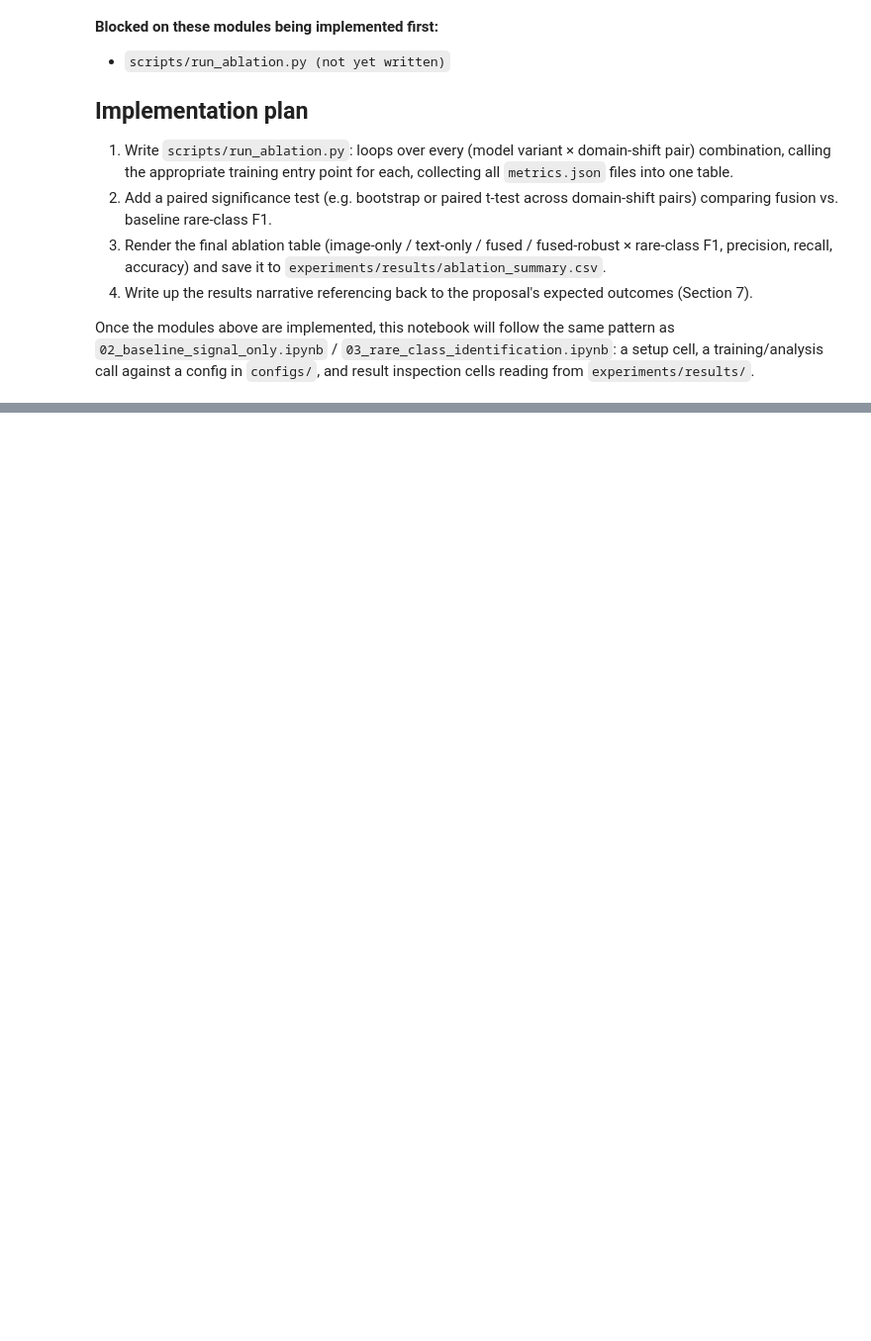
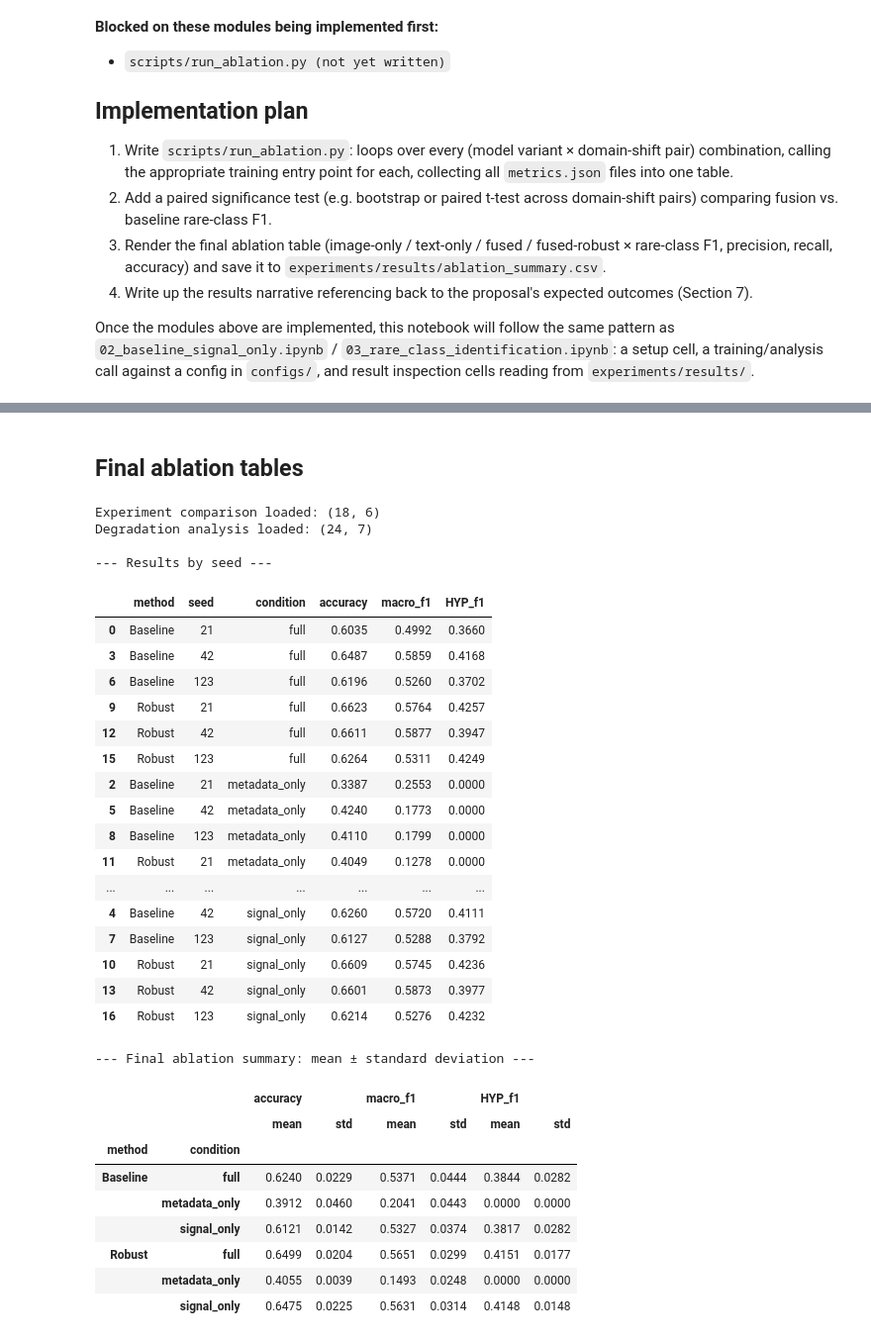
Before and after one commit to Sakina152/mm-dg-healthcare, a Jupyter notebook: notebooks/06_ablation_results.ipynb, the cells around one changed output, grey strips where cells are left out. Shown at 99% size. Cells and saved outputs as stored; diff of their text form; code cells hidden in the pictures; blank space fills up the shorter version.

```diff
--- a/notebooks/06_ablation_results.ipynb
+++ b/notebooks/06_ablation_results.ipynb
@@ -24,0 +87,76 @@ from `experiments/results/`.
+# %% [markdown]
+## Final ablation tables
+# %%
+from pathlib import Path
+import pandas as pd
+import numpy as np
+
+drive_root = Path(
+    "/content/drive/MyDrive/mm-dg-healthcare-data"
+)
+results_root = drive_root / "results_backup"
+
+comparison_path = results_root / "baseline_vs_robust_comparison.csv"
+degradation_path = results_root / "modality_degradation_comparison.csv"
+
+assert comparison_path.is_file(), (
+    f"Missing {comparison_path}. Check your earlier comparison backup."
+)
+assert degradation_path.is_file(), (
+    f"Missing {degradation_path}. Check your degradation backup."
+)
+
+df = pd.read_csv(comparison_path)
+degradation = pd.read_csv(degradation_path)
+
+print("Experiment comparison loaded:", df.shape)
+print("Degradation analysis loaded:", degradation.shape)
+
+print("\n--- Results by seed ---")
+display(
+    df.sort_values(["condition", "method", "seed"]).round(4)
+)
+
+# Mean and standard deviation across seeds
+summary = (
+    df.groupby(["method", "condition"])[
+        ["accuracy", "macro_f1", "HYP_f1"]
+    ]
+    .agg(["mean", "std"])
+    .round(4)
+)
+
+print("\n--- Final ablation summary: mean ± standard deviation ---")
+display(summary)
+# %% [output]
+Experiment comparison loaded: (18, 6)
+Degradation analysis loaded: (24, 7)
+
+--- Results by seed ---
+|  | method | seed | condition | accuracy | macro_f1 | HYP_f1 |
+| 0 | Baseline | 21 | full | 0.6035 | 0.4992 | 0.3660 |
+| 3 | Baseline | 42 | full | 0.6487 | 0.5859 | 0.4168 |
+| 6 | Baseline | 123 | full | 0.6196 | 0.5260 | 0.3702 |
+| 9 | Robust | 21 | full | 0.6623 | 0.5764 | 0.4257 |
+| 12 | Robust | 42 | full | 0.6611 | 0.5877 | 0.3947 |
+| 15 | Robust | 123 | full | 0.6264 | 0.5311 | 0.4249 |
+| 2 | Baseline | 21 | metadata_only | 0.3387 | 0.2553 | 0.0000 |
+| 5 | Baseline | 42 | metadata_only | 0.4240 | 0.1773 | 0.0000 |
+| 8 | Baseline | 123 | metadata_only | 0.4110 | 0.1799 | 0.0000 |
+| 11 | Robust | 21 | metadata_only | 0.4049 | 0.1278 | 0.0000 |
+| ... | ... | ... | ... | ... | ... | ... |
+| 4 | Baseline | 42 | signal_only | 0.6260 | 0.5720 | 0.4111 |
+| 7 | Baseline | 123 | signal_only | 0.6127 | 0.5288 | 0.3792 |
+| 10 | Robust | 21 | signal_only | 0.6609 | 0.5745 | 0.4236 |
+| 13 | Robust | 42 | signal_only | 0.6601 | 0.5873 | 0.3977 |
+| 16 | Robust | 123 | signal_only | 0.6214 | 0.5276 | 0.4232 |
+--- Final ablation summary: mean ± standard deviation ---
+|  |  | accuracy |  | macro_f1 |  | HYP_f1 |  |
+|  |  | mean | std | mean | std | mean | std |
+| method | condition |  |  |  |  |  |  |
+| Baseline | full | 0.6240 | 0.0229 | 0.5371 | 0.0444 | 0.3844 | 0.0282 |
+|  | metadata_only | 0.3912 | 0.0460 | 0.2041 | 0.0443 | 0.0000 | 0.0000 |
+|  | signal_only | 0.6121 | 0.0142 | 0.5327 | 0.0374 | 0.3817 | 0.0282 |
+| Robust | full | 0.6499 | 0.0204 | 0.5651 | 0.0299 | 0.4151 | 0.0177 |
+|  | metadata_only | 0.4055 | 0.0039 | 0.1493 | 0.0248 | 0.0000 | 0.0000 |
+|  | signal_only | 0.6475 | 0.0225 | 0.5631 | 0.0314 | 0.4148 | 0.0148 |
```
Also changed, not shown: parts of 7 cells of this notebook.
